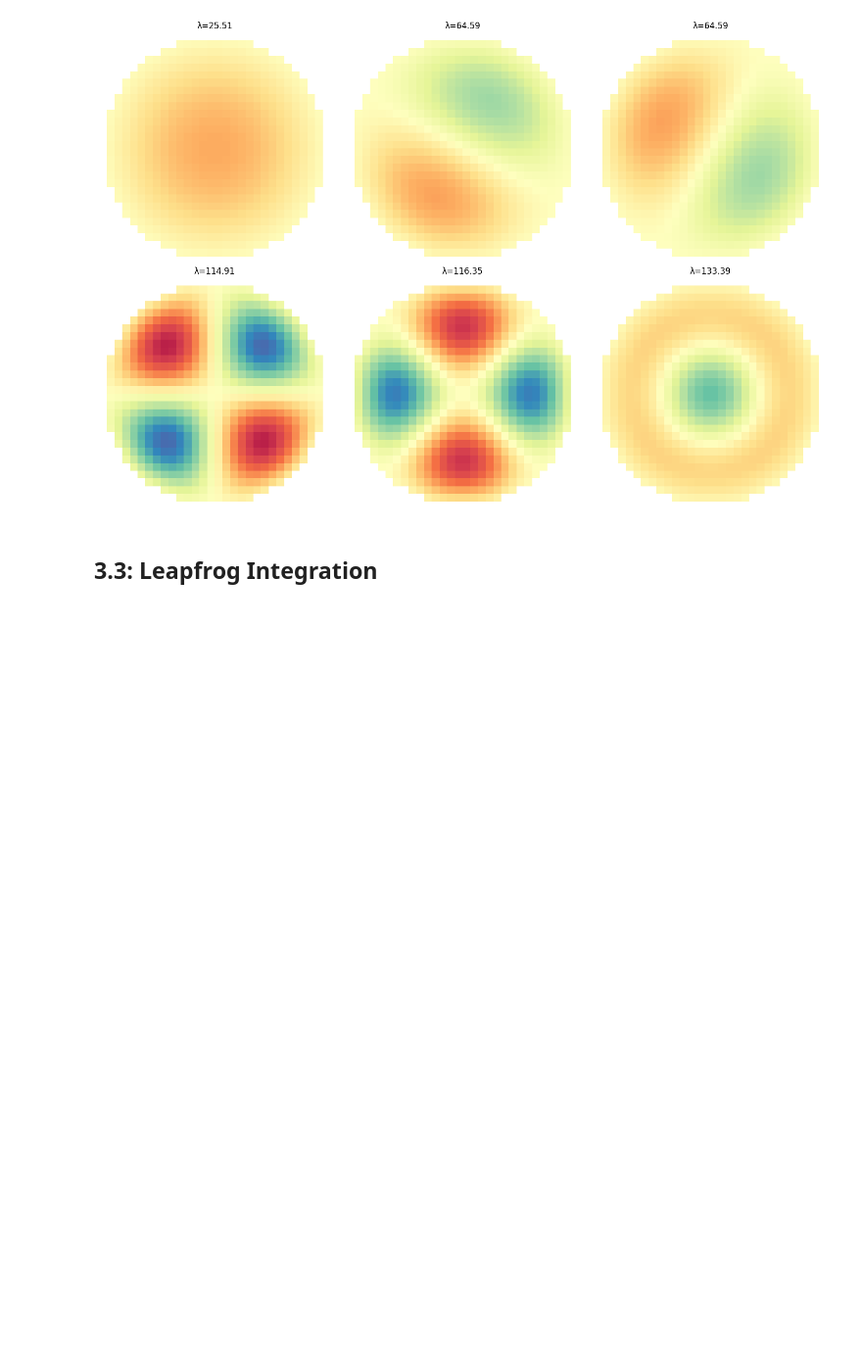
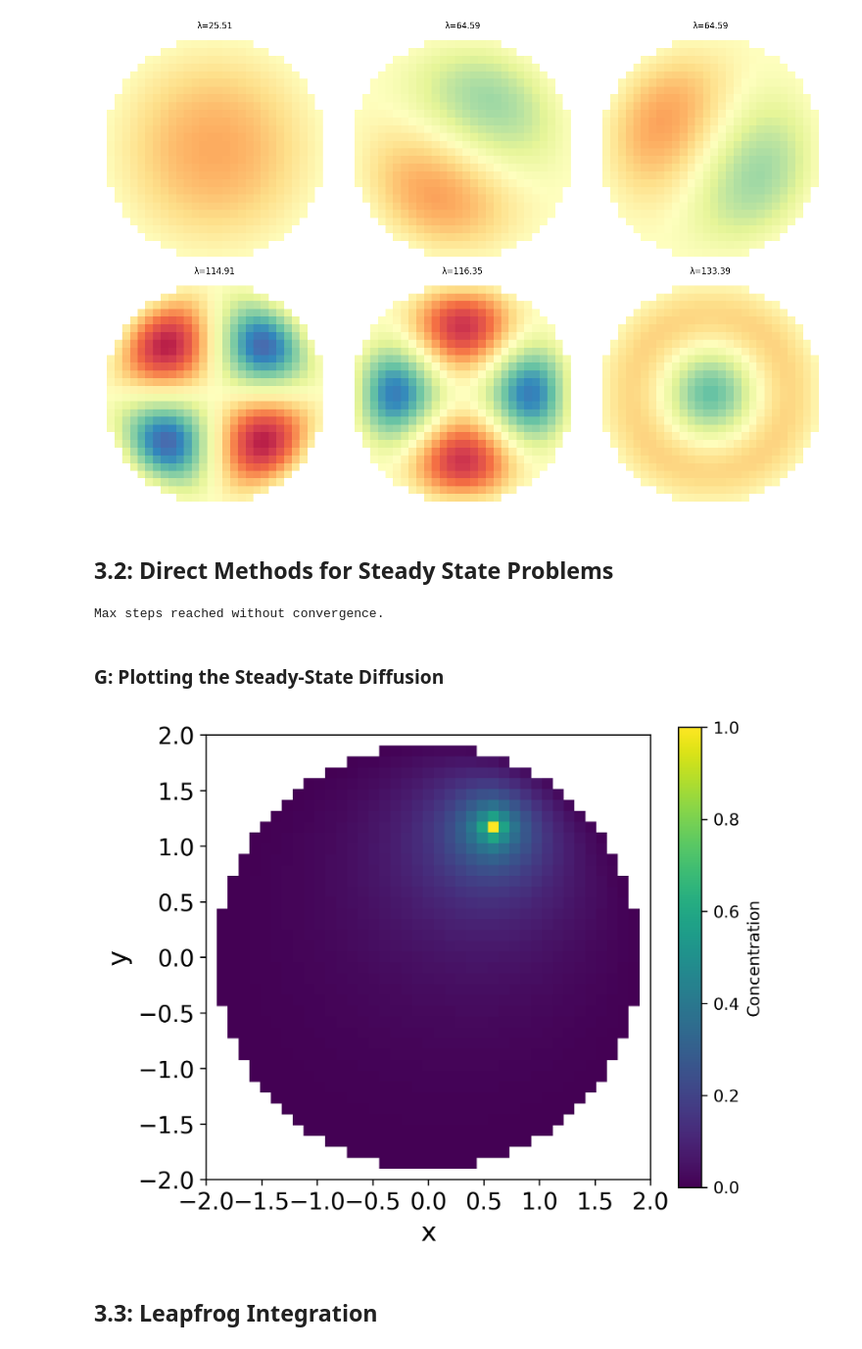
Before and after one commit to shaniasinha/sc-set3, a Jupyter notebook: set3.ipynb, the cells around one changed output. Shown at 98% size. Cells and saved outputs as stored; diff of their text form; code cells hidden in the pictures; blank space fills up the shorter version.

```diff
--- a/set3.ipynb
+++ b/set3.ipynb
@@ -208,6 +208,20 @@ Animation successfully saved as results/membrane_eigenmodes/circle.gif
 [figure]
 [figure]
 [figure]
+# %% [markdown]
+## **3.2**: Direct Methods for Steady State Problems
+# %%
+import src.direct_steady_state
+reload(src.direct_steady_state)
+from src.direct_steady_state import *
+# %% [output]
+Max steps reached without convergence.
+# %% [markdown]
+### **G**: Plotting the Steady-State Diffusion
+# %%
+plot_steady_state_concentration(savefig=False)
+# %% [output]
+[figure, added]
 # %% [markdown]
 ## **3.3**: Leapfrog Integration
 # %%
```
Also changed, not shown: 6 other files.
